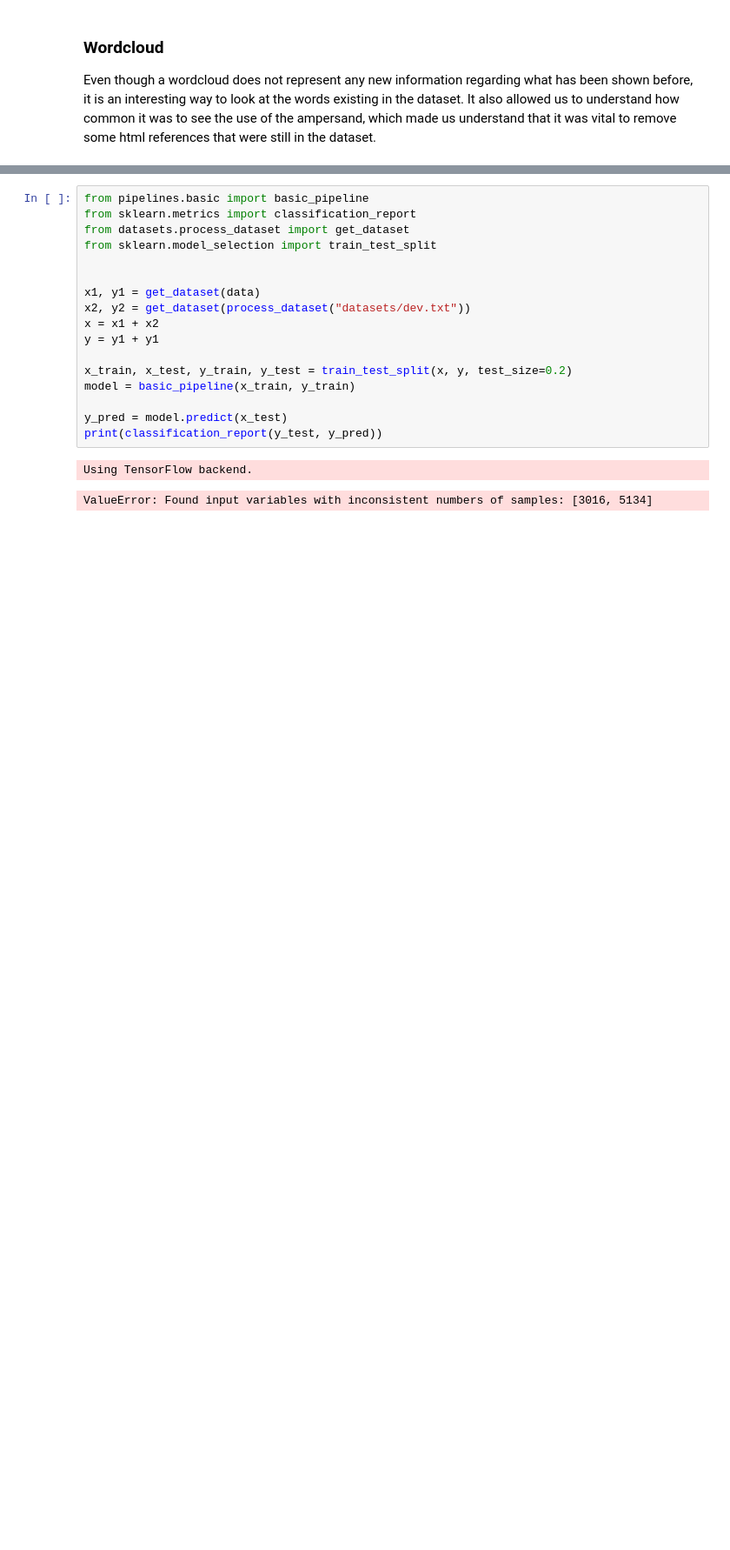
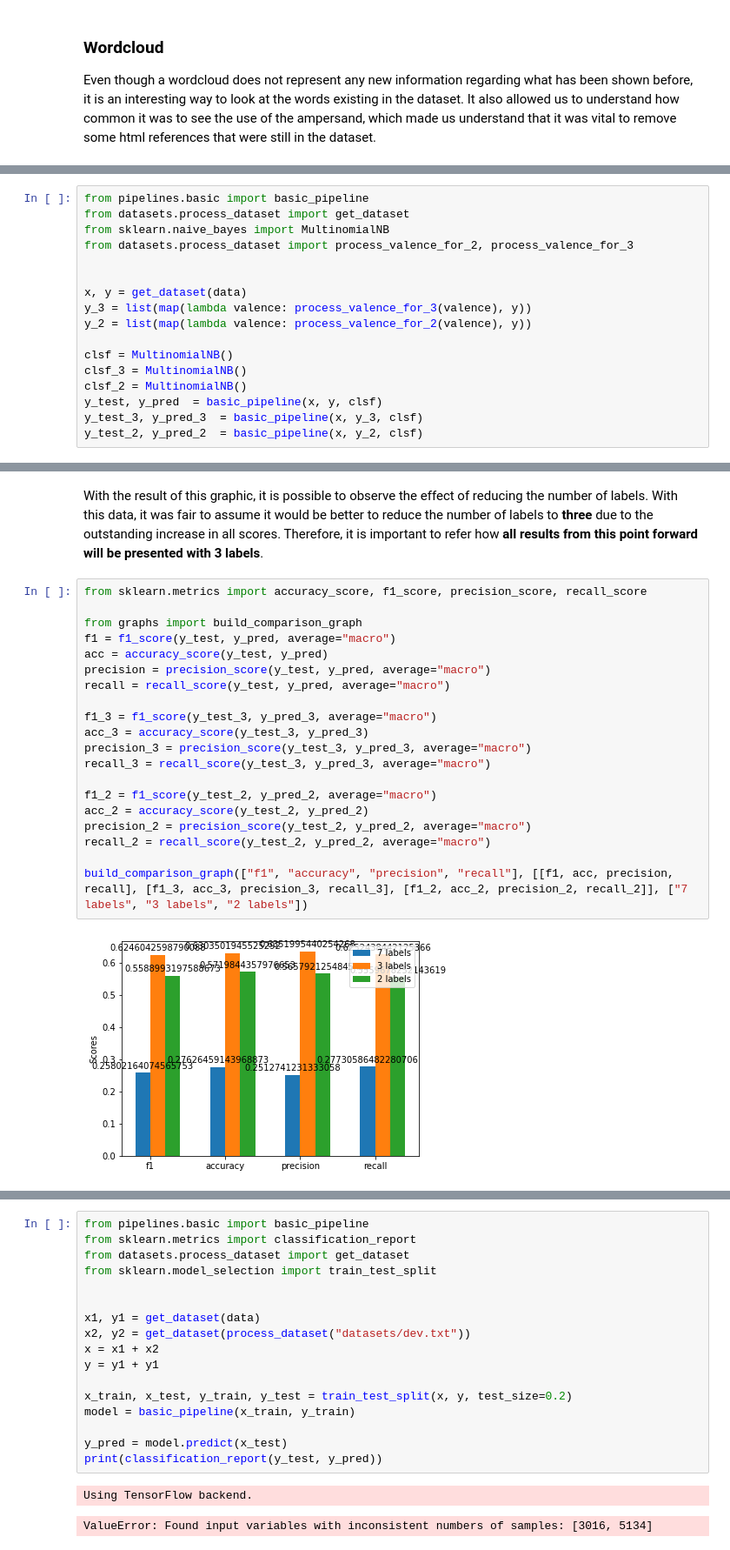
Before and after one commit to TitoGrine/IART_Project, a Jupyter notebook: Project_2/sentiment_analysis.ipynb, the cells around one changed output, grey strips where cells are left out. Shown at 87% size. Drawn from its saved outputs; the diff is of its cells as text; blank space fills up the shorter version.

Commit message:
Added data unnevenness analysis

```diff
--- a/Project_2/sentiment_analysis.ipynb
+++ b/Project_2/sentiment_analysis.ipynb
@@ -106,0 +117,17 @@ plt.show()
+# %%
+from pipelines.basic import basic_pipeline
+from datasets.process_dataset import get_dataset
+from sklearn.naive_bayes import MultinomialNB
+from datasets.process_dataset import process_valence_for_2, process_valence_for_3
+
+
+x, y = get_dataset(data)
+y_3 = list(map(lambda valence: process_valence_for_3(valence), y))
+y_2 = list(map(lambda valence: process_valence_for_2(valence), y))
+
+clsf = MultinomialNB()
+clsf_3 = MultinomialNB()
+clsf_2 = MultinomialNB()
+y_test, y_pred  = basic_pipeline(x, y, clsf)
+y_test_3, y_pred_3  = basic_pipeline(x, y_3, clsf)
+y_test_2, y_pred_2  = basic_pipeline(x, y_2, clsf)
@@ -106,0 +153,24 @@ plt.show()
+# %% [markdown]
+With the result of this graphic, it is possible to observe the effect of reducing the number of labels. With this data, it was fair to assume it would be better to reduce the number of labels to **three** due to the outstanding increase in all scores. Therefore, it is important to refer how **all results from this point forward will be presented with 3 labels**.
+# %%
+from sklearn.metrics import accuracy_score, f1_score, precision_score, recall_score
+
+from graphs import build_comparison_graph
+f1 = f1_score(y_test, y_pred, average="macro")
+acc = accuracy_score(y_test, y_pred)
+precision = precision_score(y_test, y_pred, average="macro")
+recall = recall_score(y_test, y_pred, average="macro")
+
+f1_3 = f1_score(y_test_3, y_pred_3, average="macro")
+acc_3 = accuracy_score(y_test_3, y_pred_3)
+precision_3 = precision_score(y_test_3, y_pred_3, average="macro")
+recall_3 = recall_score(y_test_3, y_pred_3, average="macro")
+
+f1_2 = f1_score(y_test_2, y_pred_2, average="macro")
+acc_2 = accuracy_score(y_test_2, y_pred_2)
+precision_2 = precision_score(y_test_2, y_pred_2, average="macro")
+recall_2 = recall_score(y_test_2, y_pred_2, average="macro")
+
+build_comparison_graph(["f1", "accuracy", "precision", "recall"], [[f1, acc, precision, recall], [f1_3, acc_3, precision_3, recall_3], [f1_2, acc_2, precision_2, recall_2]], ["7 labels", "3 labels", "2 labels"])
+# %% [output]
+[figure, added]
```
Also changed, not shown: parts of 10 cells of this notebook, 4 other files.
